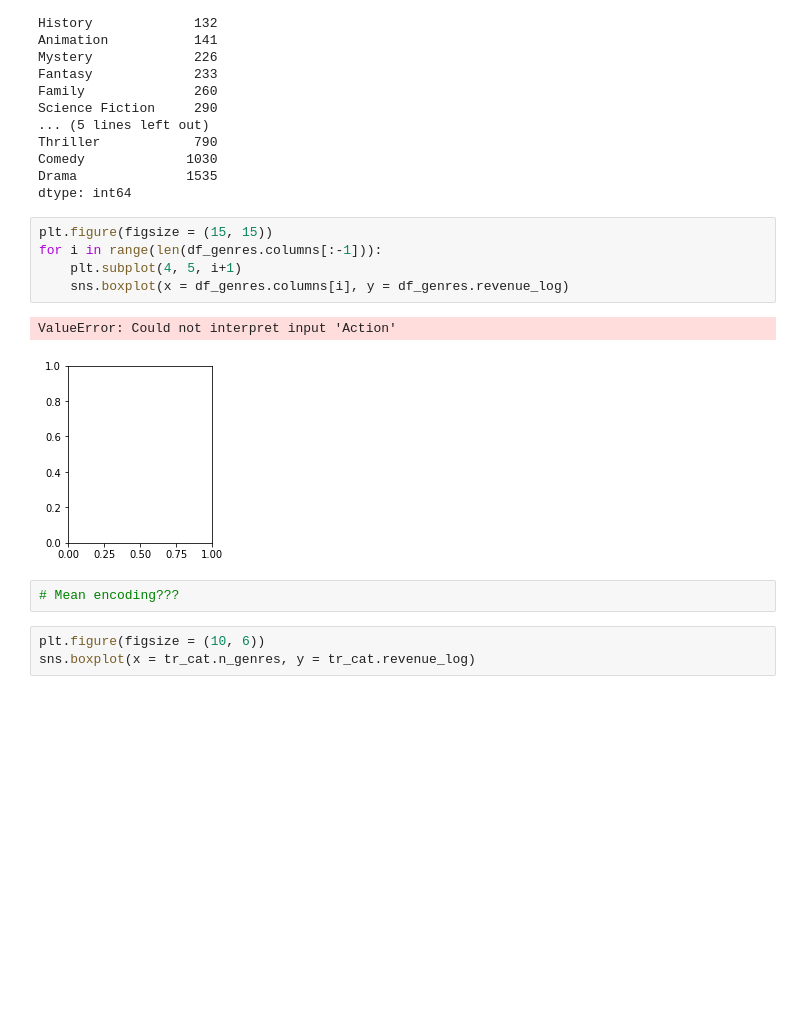
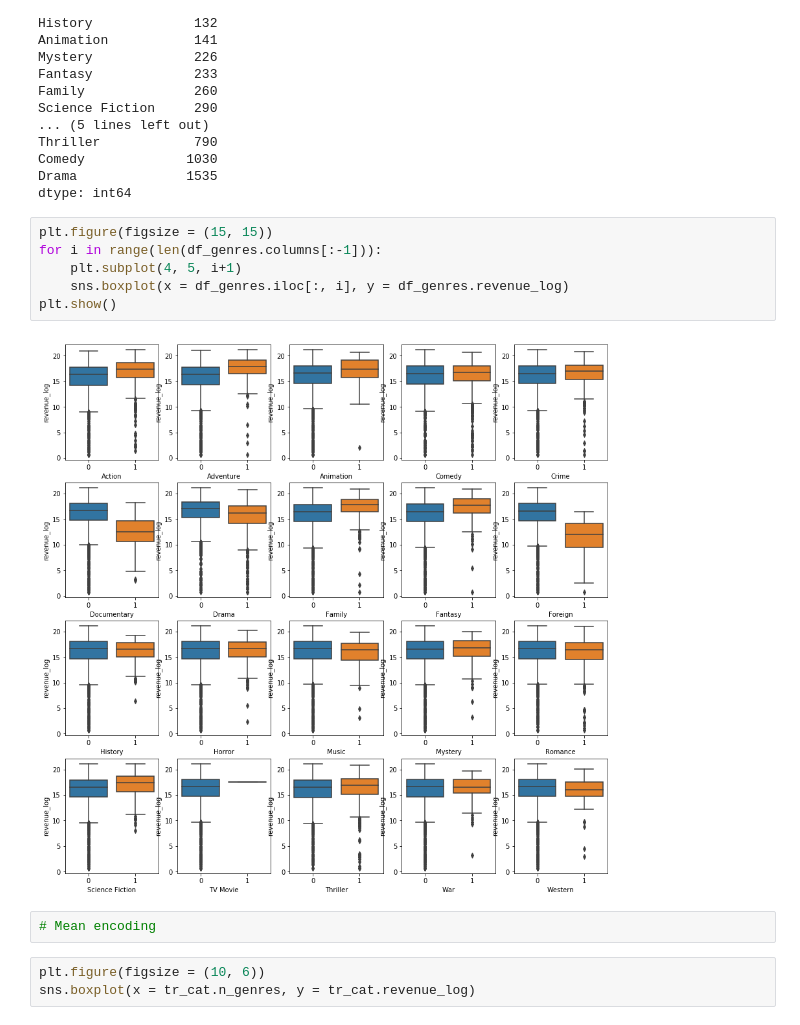
Before and after one commit to jjone36/tmdb, a Jupyter notebook: 02_eda.ipynb, the cells around one changed output. Cells and saved outputs as stored; diff of their text form; blank space fills up the shorter version.

Commit message:
label encoding

```diff
--- a/02_eda.ipynb
+++ b/02_eda.ipynb
@@ -117,13 +117,13 @@ dtype: int64
 # %%
 plt.figure(figsize = (15, 15))
 for i in range(len(df_genres.columns[:-1])):
     plt.subplot(4, 5, i+1)
-    sns.boxplot(x = df_genres.columns[i], y = df_genres.revenue_log)
+    sns.boxplot(x = df_genres.iloc[:, i], y = df_genres.revenue_log)
+plt.show()
 # %% [output]
-ValueError: Could not interpret input 'Action'
-[figure, old version]
+[figure, new version]
 # %%
-# Mean encoding???
+# Mean encoding
 # %%
 plt.figure(figsize = (10, 6))
 sns.boxplot(x = tr_cat.n_genres, y = tr_cat.revenue_log)
```
Also changed, not shown: parts of 8 cells of this notebook, 2 other files.
